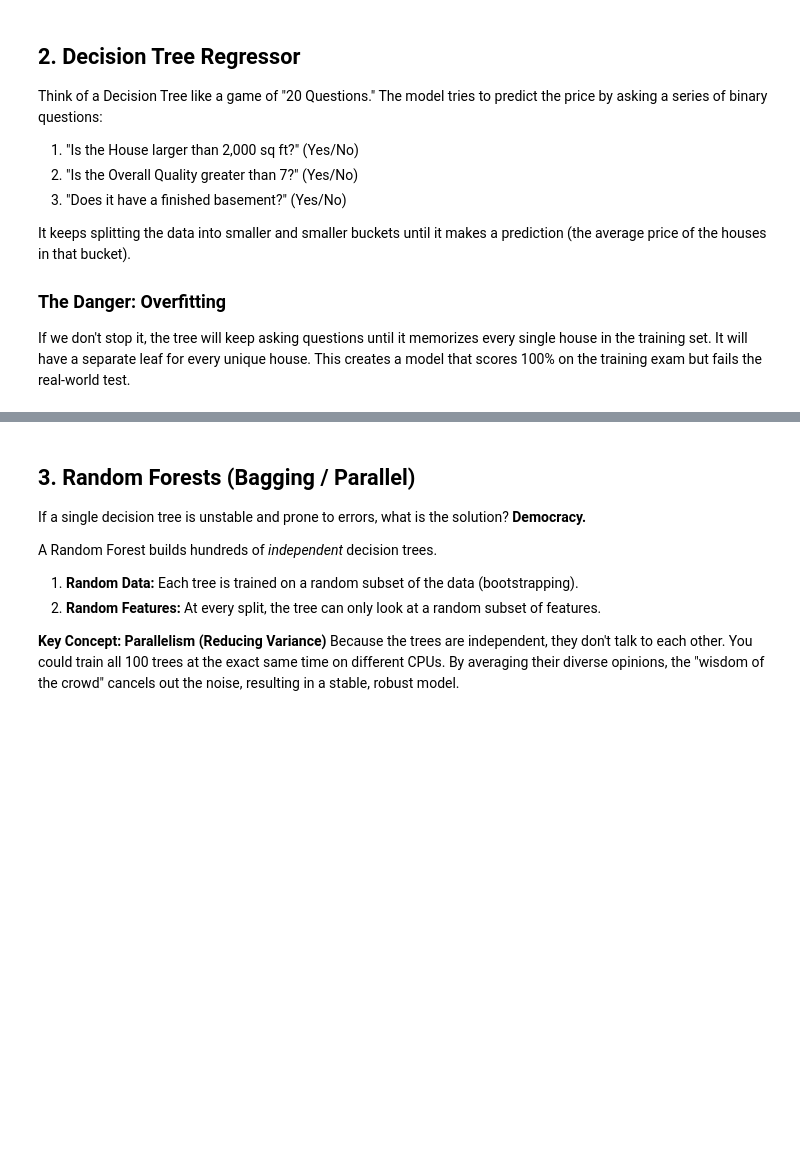
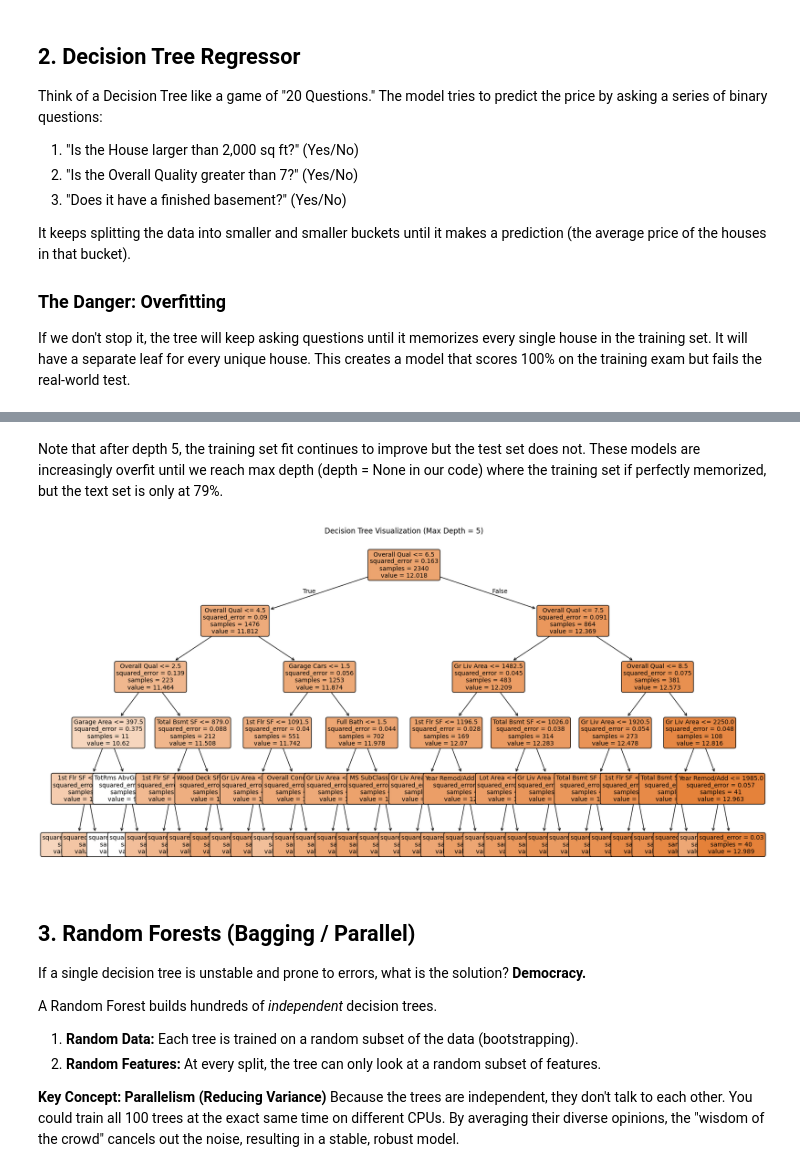
Before and after one commit to bsheese/cs377, a Jupyter notebook: 17_regression_crossval/17_2_4_5_MLR_Ames_Part5_Revised.ipynb, the cells around one changed output, grey strips where cells are left out. Cells and saved outputs as stored; diff of their text form; code cells hidden in the pictures; blank space fills up the shorter version.

```diff
--- a/17_regression_crossval/17_2_4_5_MLR_Ames_Part5_Revised.ipynb
+++ b/17_regression_crossval/17_2_4_5_MLR_Ames_Part5_Revised.ipynb
@@ -153,3 +214,33 @@ Test R²:     0.8171 (Better generalization)
+# %% [markdown]
+Note that after depth 5, the training set fit continues to improve but the test set does not. These models are increasingly overfit until we reach max depth (depth = None in our code) where the training set if perfectly memorized, but the text set is only at 79%.
+# %%
+# visualize our depth 5 tree
+
+from sklearn.tree import plot_tree
+import matplotlib.pyplot as plt
+from sklearn.tree import DecisionTreeRegressor
+
+# Instantiate a DecisionTreeRegressor with max_depth=5 and random_state=42
+dt_depth5 = DecisionTreeRegressor(max_depth=5, random_state=42)
+
+# Fit the model using X_train and y_train
+dt_depth5.fit(X_train, y_train)
+
+# Use plt.figure to set a large figure size to ensure the tree is legible
+plt.figure(figsize=(20, 10))
+
+# Call plot_tree passing the fitted model
+plot_tree(dt_depth5,
+          feature_names=X_train.columns,
+          filled=True,
+          rounded=True,
+          fontsize=10)
+
+# Display the plot
+plt.title('Decision Tree Visualization (Max Depth = 5)')
+plt.show()
+# %% [output]
+[figure, added]
 # %% [markdown]
 ## 3. Random Forests (Bagging / Parallel)
 
```
Also changed, not shown: parts of 20 cells of this notebook.
